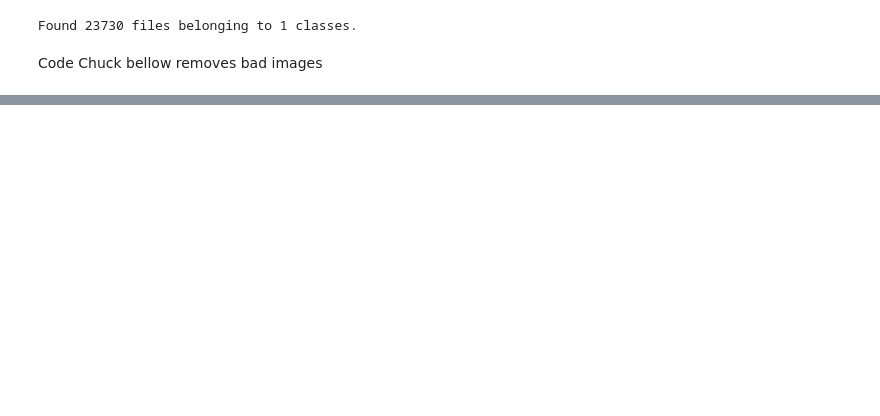
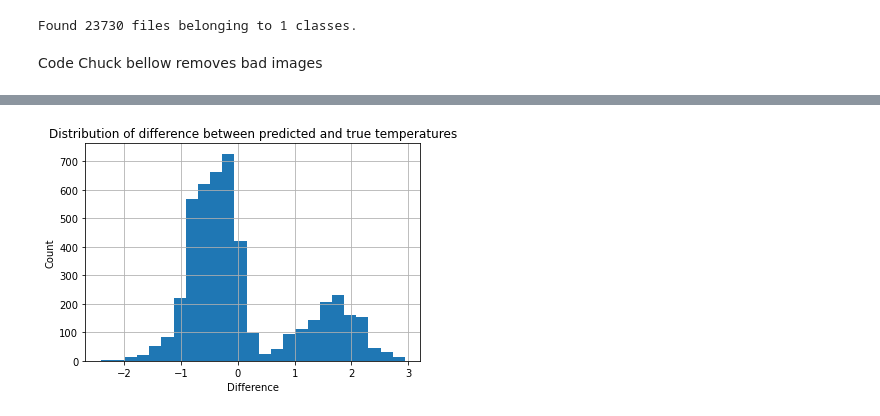
Before and after one commit to aprosekov/CS_5824, a Jupyter notebook: code.ipynb, the cells around one changed output, grey strips where cells are left out. Saved outputs shown, nothing was run; the diff lists cells and outputs as text; code cells hidden in the pictures; blank space fills up the shorter version.

```diff
--- a/code.ipynb
+++ b/code.ipynb
@@ -183,9 +185,0 @@ INFO:tensorflow:Assets written to: model\assets
-# %%
-image, label = iterator_test.get_next()
-
-pred = model.predict(image)
-output = pd.DataFrame()
-output['true'] = label
-output['pred'] = pred
-output['diff'] = output['true'] - output['pred']
-print(output)
@@ -197,0 +207,7 @@ print(output)
+# %%
+for image, label in iterator_test:
+    pred = model.predict(image)
+    add = pd.DataFrame({'True':[float(label)] , 'Prediction': [float(pred)], 'Difference':[float(label-pred)]})
+    output = pd.concat([output,add], ignore_index=True)
+
+output.Difference.describe()
@@ -197,0 +224,8 @@ print(output)
+# %%
+output['Difference'].hist(bins = 25)
+plt.title("Distribution of difference between predicted and true temperatures")
+plt.xlabel('Difference')
+plt.ylabel('Count')
+plt.savefig("Diff_Dist.png", dpi = 800)
+# %% [output]
+[figure, added]
```
Also changed, not shown: parts of 9 cells of this notebook, 7 other files.
